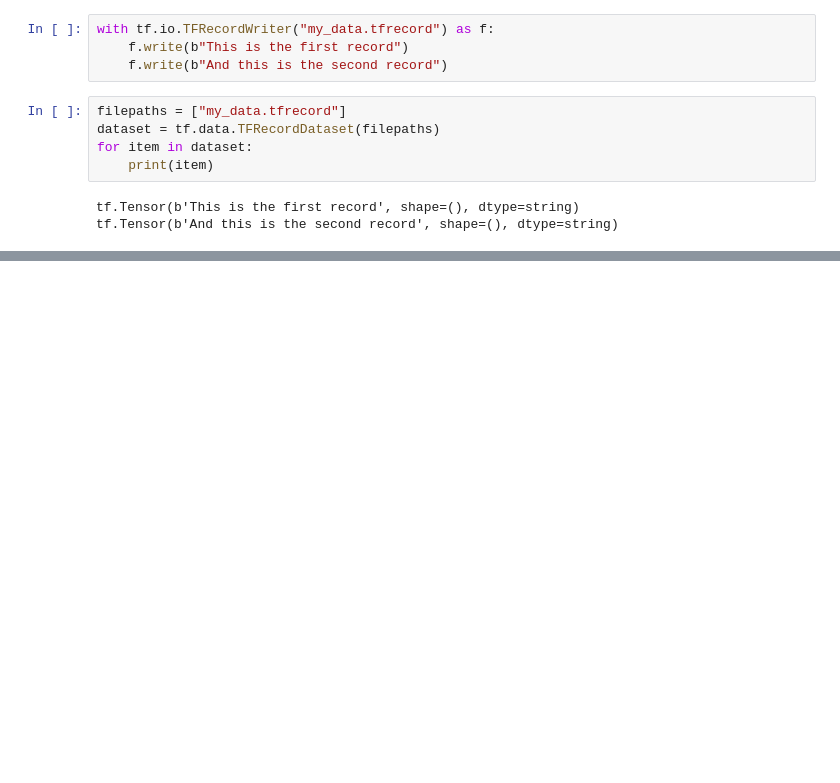
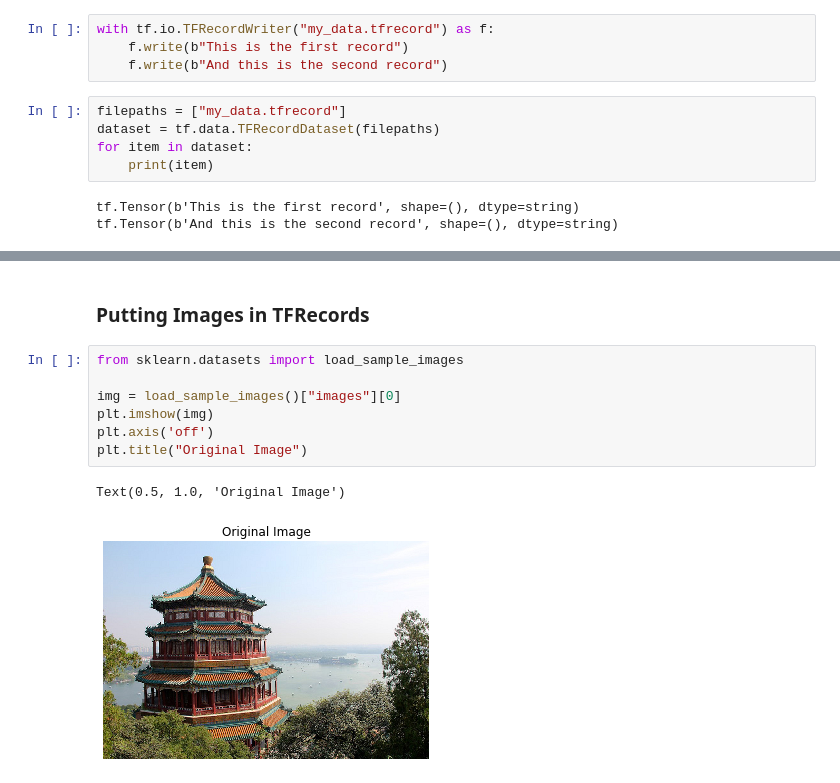
Before and after one commit to hwan1113/Jupyter_DataScience, a Jupyter notebook: Machine-learning/13_loading_and_preprocessing_data.ipynb, the cells around one changed output, grey strips where cells are left out. Drawn from its saved outputs; the diff is of its cells as text; blank space fills up the shorter version.

```diff
--- a/Machine-learning/13_loading_and_preprocessing_data.ipynb
+++ b/Machine-learning/13_loading_and_preprocessing_data.ipynb
@@ -419,0 +652,12 @@ assert tf.__version__ >= "2.0"
+# %% [markdown]
+### Putting Images in TFRecords
+# %%
+from sklearn.datasets import load_sample_images
+
+img = load_sample_images()["images"][0]
+plt.imshow(img)
+plt.axis('off')
+plt.title("Original Image")
+# %% [output]
+Text(0.5, 1.0, 'Original Image')
+[figure, added]
```
Also changed, not shown: parts of 92 cells of this notebook, 6 other files.
